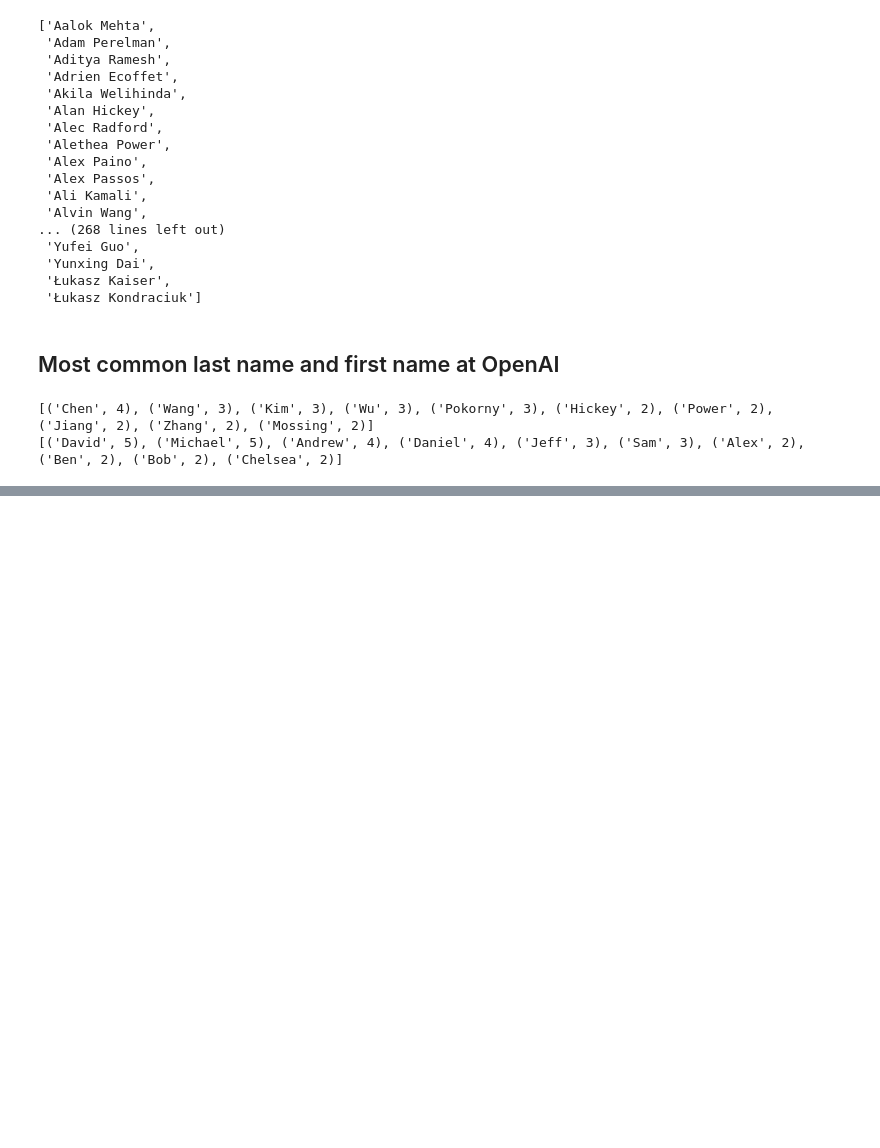
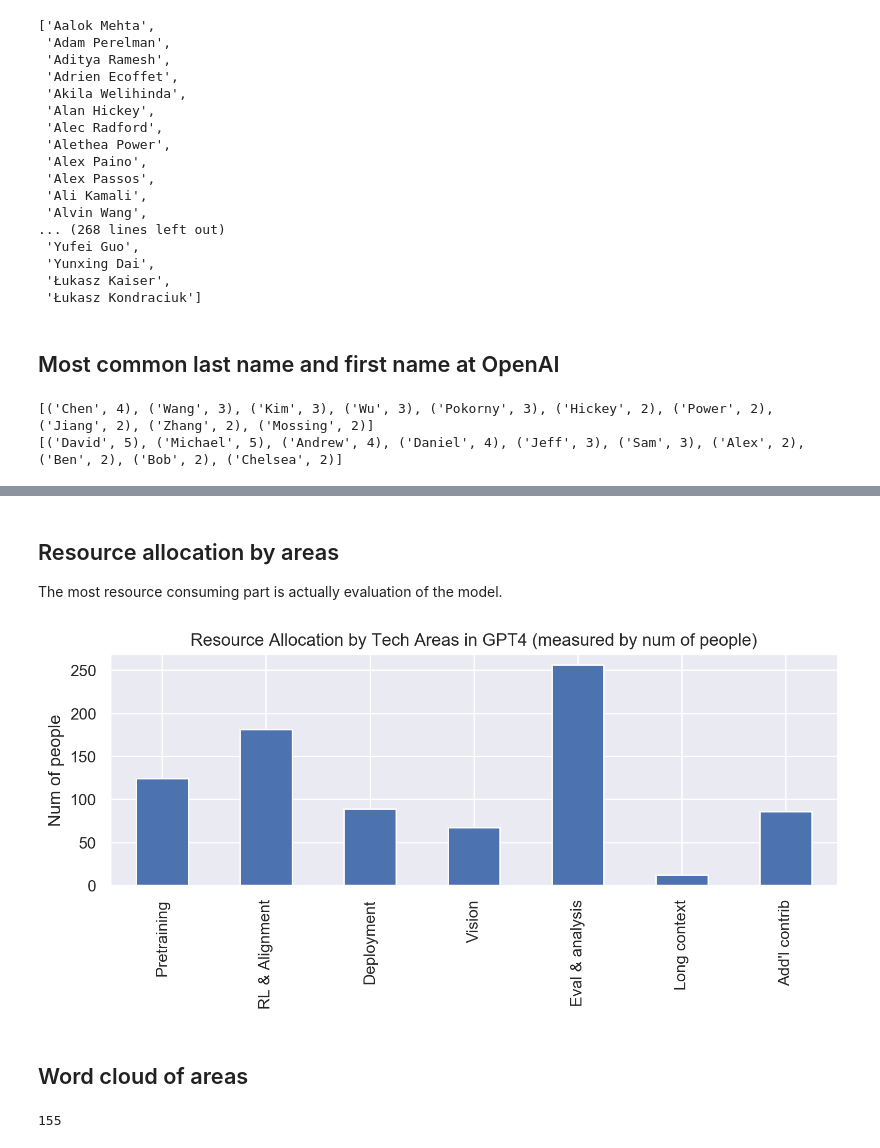
Before and after one commit to patrick-llgc/Learning-Deep-Learning, a Jupyter notebook: openai_orgchart/openai_orgchart.ipynb, the cells around one changed output, grey strips where cells are left out. Saved outputs shown, nothing was run; the diff lists cells and outputs as text; code cells hidden in the pictures; blank space fills up the shorter version.

```diff
--- a/openai_orgchart/openai_orgchart.ipynb
+++ b/openai_orgchart/openai_orgchart.ipynb
@@ -149,0 +165,20 @@ print(Counter(firstnames).most_common(10))
+# %% [markdown]
+## Resource allocation by areas
+The most resource consuming part is actually evaluation of the model.
+# %%
+fig = plt.figure(figsize = [8, 4], dpi=200)
+# some labels are too long to display
+rename_dict = {
+    "Reinforcement Learning & Alignment": "RL & Alignment",
+    "Evaluation & analysis": "Eval & analysis",
+    "Additional contributions": "Add'l contrib"
+}
+df.sum().loc[tech_areas].rename(
+    index=rename_dict).plot.bar()
+plt.title('Resource Allocation by Tech Areas in GPT4 (measured by num of people)')
+plt.ylabel('Num of people')
+plt.savefig('resource_allocation.png')
+# %% [output]
+[figure, added]
+# %% [markdown]
+## Word cloud of areas
@@ -149,0 +220,4 @@ print(Counter(firstnames).most_common(10))
+# %%
+len(freq_dict)
+# %% [output]
+155
```
Also changed, not shown: parts of 32 cells of this notebook, 14 other files.
